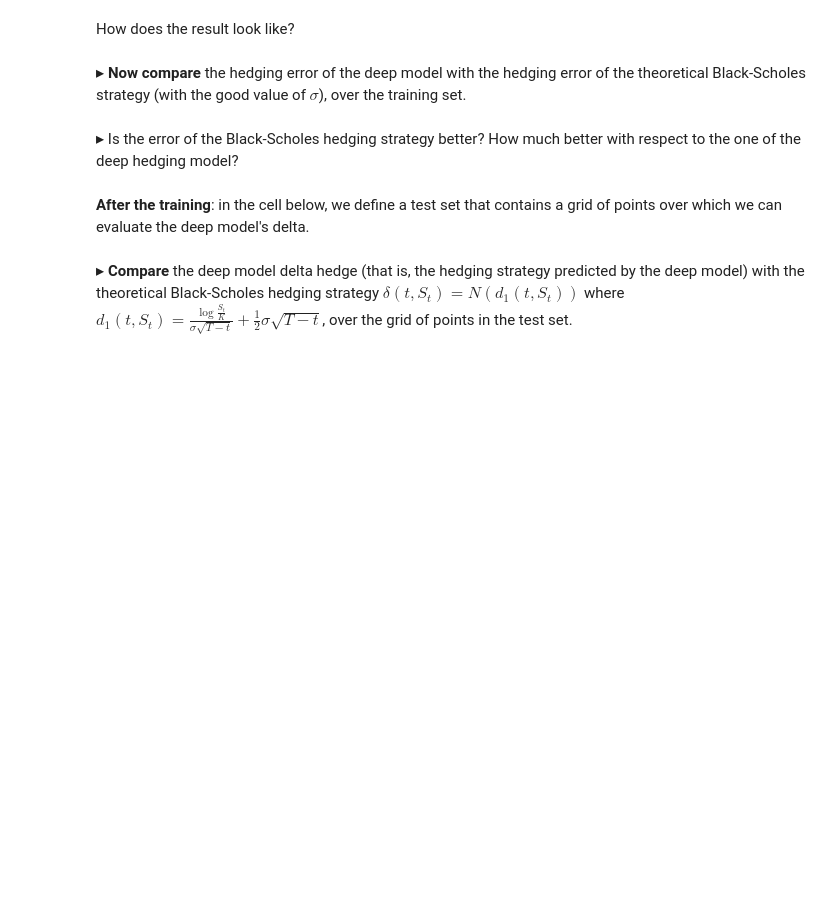
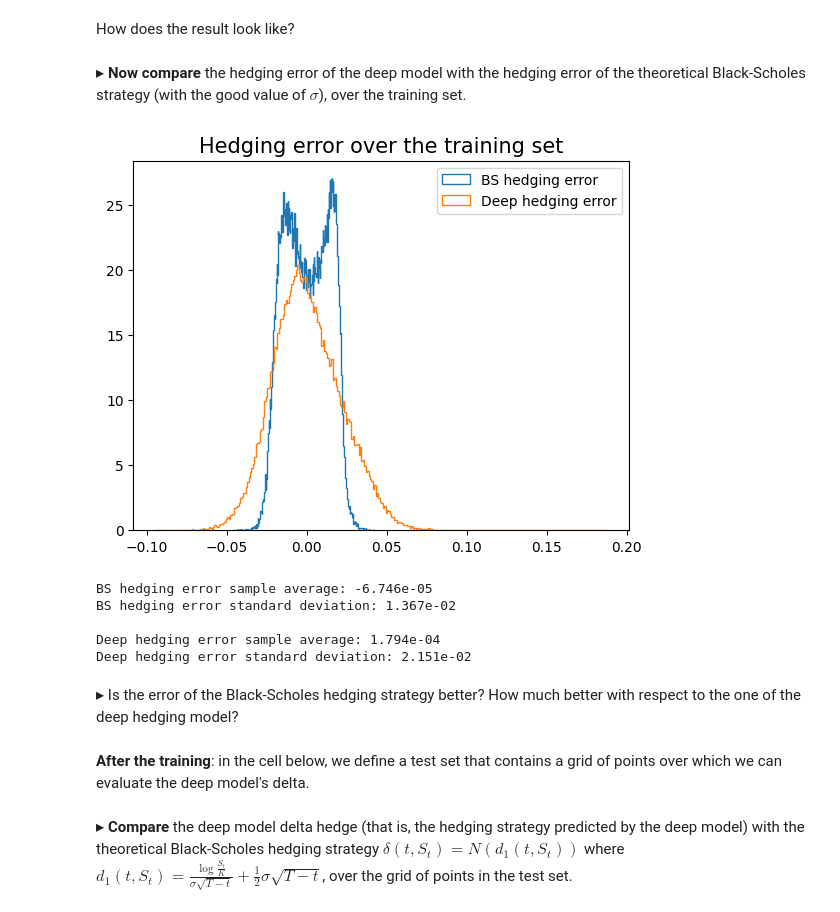
Before and after one commit to RaynorEtienn/Deep-Learning-in-Finance, a Jupyter notebook: Day 5/Deep_hedging.ipynb, the cells around one changed output. Drawn from its saved outputs; the diff is of its cells as text; code cells hidden in the pictures; blank space fills up the shorter version.

```diff
--- a/Day 5/Deep_hedging.ipynb
+++ b/Day 5/Deep_hedging.ipynb
@@ -319,35 +367,42 @@ $\blacktriangleright$ __Now compare__ the hedging error of the deep model with t
 # %%
 hedge = np.zeros(N_train)
 price = S0 * np.ones((N_train, N))
 
 for k in range(N-1):
     # We use the log-increments from the training set
     price[:, k+1] = price[:, k] * np.exp(log_increments[k].T) # Here we build all the N_train asset price trajectories
 
     # The theoretical Black-Scholes delta over the trajectories in the train set, at the current time
     tau = T - grid[k]
-    d_1 = ????
+    d_1 = (np.log(price[:, k]/strike) + (r + 0.5*sigma**2)*tau) / (sigma*np.sqrt(tau))
     BS_delta_train = sps.norm.cdf(d_1)
 
     # The evolution of the hedging portfolio with the BS delta
-    hedge = hedge + ????
+    hedge = hedge + BS_delta_train * (price[:, k+1] - price[:, k])
 
-hedging_error_BS = ????
+hedging_error_BS = priceBS + hedge - np.maximum(price[:, -1] - strike, 0)  # type: ignore
 
-plt.hist(hedging_error_BS, bins=int(np.sqrt(N_train)), histtype='step', label="BS hedging error")
+plt.hist(hedging_error_BS, bins=int(np.sqrt(N_train)), histtype='step', label="BS hedging error", density=True)
 
 # We plot the hedging error of the deep model again, for comparison with BS
-plt.hist(hedging_error, bins=int(np.sqrt(N_train)), histtype='step', label="Deep hedging error")
+plt.hist(hedging_error, bins=int(np.sqrt(N_train)), histtype='step', label="Deep hedging error", density=True)
 
 plt.title("Hedging error over the training set", fontsize=15)
 plt.legend(loc="best")
 plt.show()
 
-print("BS hedging error sample average: %1.3e" %????)
-print("BS hedging error standard deviation: %1.3e \n " %????)
+print("BS hedging error sample average: %1.3e" %np.mean(hedging_error_BS))
+print("BS hedging error standard deviation: %1.3e \n " %np.std(hedging_error_BS))
 
 print("Deep hedging error sample average: %1.3e" %np.mean(hedging_error))
-print("Dep hedging error standard deviation: %1.3e \n " %np.std(hedging_error))
+print("Deep hedging error standard deviation: %1.3e \n " %np.std(hedging_error))
+# %% [output]
+[figure, added]
+BS hedging error sample average: -6.746e-05
+BS hedging error standard deviation: 1.367e-02
+
+Deep hedging error sample average: 1.794e-04
+Deep hedging error standard deviation: 2.151e-02
 # %% [markdown]
 $\blacktriangleright$ Is the error of the Black-Scholes hedging strategy better? How much better with respect to the one of the deep hedging model?
 # %% [markdown]
```
Also changed, not shown: parts of 14 cells of this notebook.
